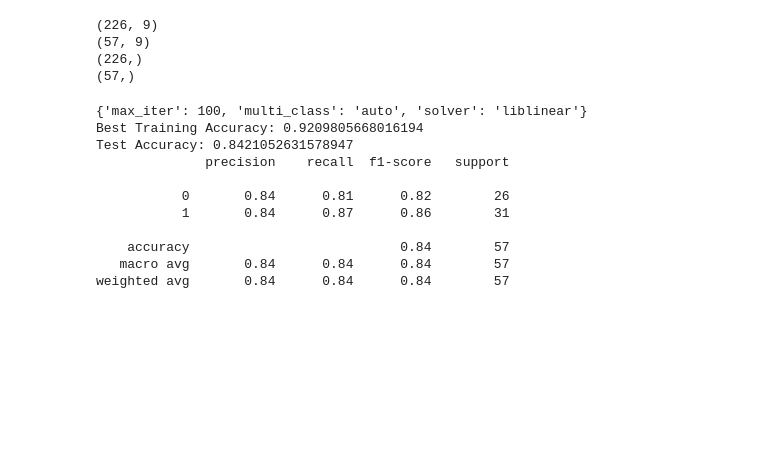
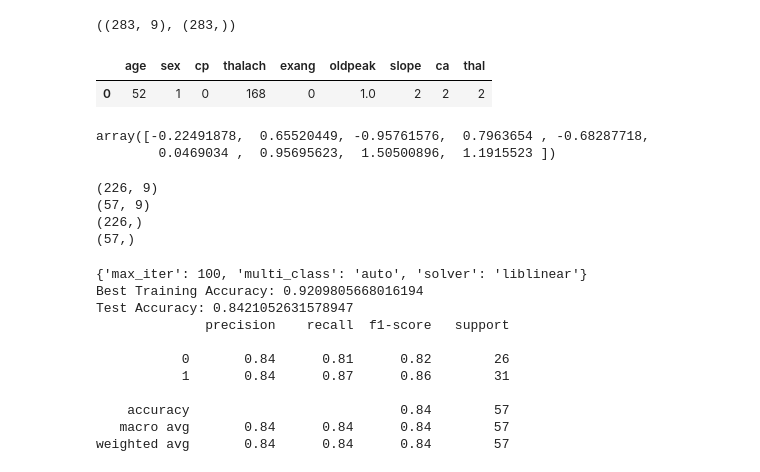
Before and after one commit to imandreans/Heart-Disease, a Jupyter notebook: modelling.ipynb, the cells around one changed output. Saved outputs shown, nothing was run; the diff lists cells and outputs as text; code cells hidden in the pictures; blank space fills up the shorter version.

```diff
--- a/modelling.ipynb
+++ b/modelling.ipynb
@@ -37,9 +37,23 @@ df.describe()
 X = df.drop('target', axis=1)
 y = df['target']
+# %%
+X.shape, y.shape
+# %% [output]
+((283, 9), (283,))
+# %%
+X.head(1)
+# %% [output]
+|  | age | sex | cp | thalach | exang | oldpeak | slope | ca | thal |
+| 0 | 52 | 1 | 0 | 168 | 0 | 1.0 | 2 | 2 | 2 |
 # %%
 #Scaling data
 scaler = StandardScaler()
 X_scaled = scaler.fit_transform(X)
+# %%
+X_scaled[0]
+# %% [output]
+array([-0.22491878,  0.65520449, -0.95761576,  0.7963654 , -0.68287718,
+        0.0469034 ,  0.95695623,  1.50500896,  1.1915523 ])
 # %%
 # Splitting data
 X_train, X_test, y_train, y_test = train_test_split(X_scaled , y, test_size=0.2, random_state=42)
```
Also changed, not shown: parts of 7 cells of this notebook, 1 other file.
